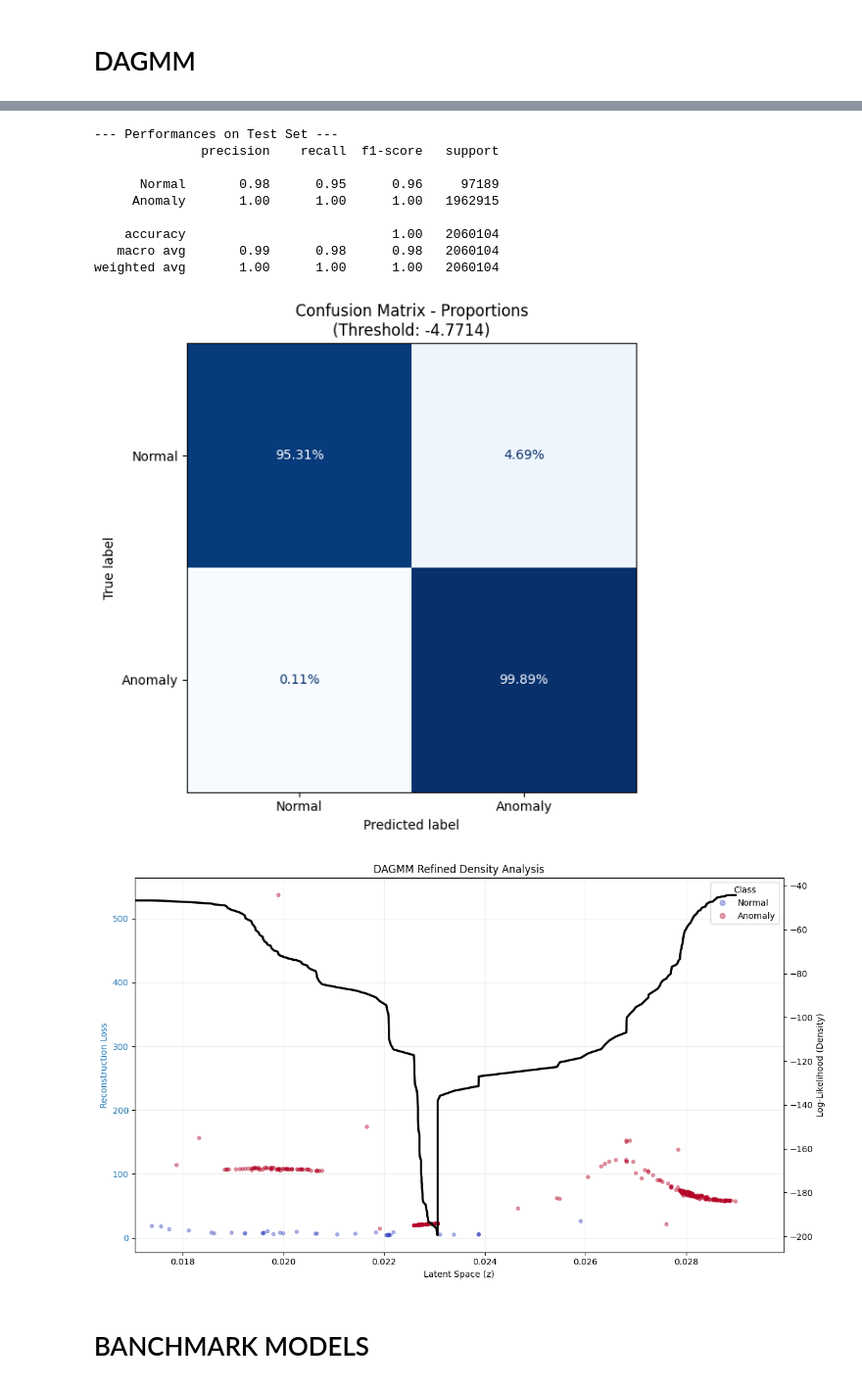
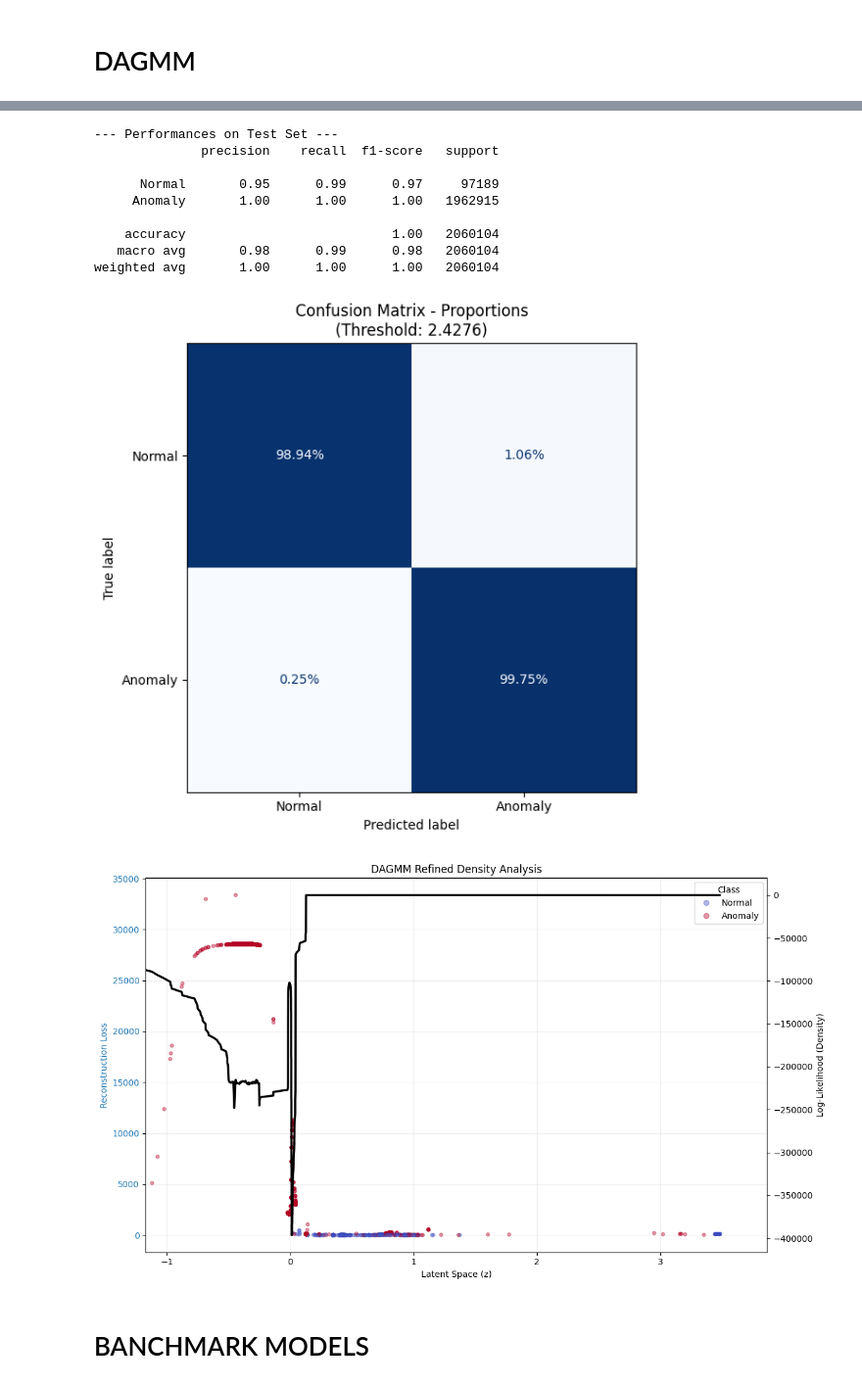
Before and after one commit to pietromihelj/Unsupervised_learning, a Jupyter notebook: exam/DAGMM.ipynb, the cells around one changed output, grey strips where cells are left out. Shown at 98% size. Saved outputs shown, nothing was run; the diff lists cells and outputs as text; code cells hidden in the pictures.

Commit message:
ultimo test con gmm ae

```diff
--- a/exam/DAGMM.ipynb
+++ b/exam/DAGMM.ipynb
@@ -361,6 +396,5 @@ X_train, X_val, X_test, y_val, y_test = split_dataset(X_all, y_all, to_torch=Tru
 # %%
-input_dim = X_train.shape[1]
-model = DAGMM(enc_dims=[[input_dim, 60], [60, 30], [30, 10], [10, 1]],
+model = DAGMM(enc_dims=[[input_dim, 120], [120,60], [60, 30], [30, 10], [10, 1]],
               estim_dims=[[1, 10], [10, 4]],
               types=['Linear', 'Linear'])
 # %%
@@ -387,7 +433,7 @@ plot_loss_history(history)
 # %%
 torch.save(model.state_dict(), "DAGMM_best.pth")
 # %%
-model.load_state_dict(torch.load("DAGMM_best_complete.pth"))
+model.load_state_dict(torch.load("DAGMM_best.pth"))
 model.eval()
 # %% [output]
 DAGMM(
@@ -417,16 +469,16 @@ Optimal th: -4.7714
 # %%
-evaluate_performance(model, X_test, y_test, optimal_thresh)
+evaluate_performance(model, X_test, y_test, optimal_thresh_F1)
 # %% [output]
 --- Performances on Test Set ---
               precision    recall  f1-score   support
 
-      Normal       0.98      0.95      0.96     97189
+      Normal       0.95      0.99      0.97     97189
      Anomaly       1.00      1.00      1.00   1962915
 
     accuracy                           1.00   2060104
-   macro avg       0.99      0.98      0.98   2060104
+   macro avg       0.98      0.99      0.98   2060104
 weighted avg       1.00      1.00      1.00   2060104
-[figure, old version]
+[figure, new version]
 # %%
 def plot_refined_dagmm_analysis(model, X_test, y_test):
     model.eval()
@@ -434,67 +486,53 @@ def plot_refined_dagmm_analysis(model, X_test, y_test):
 
     with torch.no_grad():
         X_tensor = X_test.to(device)
-        # CORREZIONE: L'ordine di ritorno del forward nel tuo modello è (x_rec, est_in, gamma)
         x_rec, z_combined, gamma = model(X_tensor)
 
-        # Calcolo errore di ricostruzione per ogni punto
         rec_loss = torch.sum((X_tensor - x_rec)**2, dim=1).cpu().numpy()
 
-        # Estraiamo la coordinata latente (z) effettiva, solitamente la prima colonna di est_in
-        # Nel tuo codice z_combined contiene [z_c, euclidean_dist, cosine_sim]
         z_latent = z_combined[:, 0].cpu().numpy()
 
-        # Calcolo Log-Likelihood reale punto per punto usando l'energia
         energy, _ = model.compute_energy(z_combined, flag=False)
         log_likelihood = -energy.cpu().numpy()
 
-    # Prepariamo le etichette per i colori
     y_true = ((y_test != 'normal.') & (y_test != 'normal')).astype(int)
 
-    # --- PLOT ---
     fig, ax1 = plt.subplots(figsize=(12, 7))
 
-    # 1. Scatter dei campioni (trasparenza media)
     scatter = ax1.scatter(z_latent, rec_loss, c=y_true, cmap='coolwarm',
                           alpha=0.4, s=15, label='Samples')
 
-    # Stringiamo l'asse X sui dati reali (percentili 0.5 e 99.5 per rimuovere outlier visivi)
     x_min, x_max = np.percentile(z_latent, [0.5, 99.5])
     padding = (x_max - x_min) * 0.1
     ax1.set_xlim(x_min - padding, x_max + padding)
 
     ax1.set_xlabel('Latent Space (z)')
     ax1.set_ylabel('Reconstruction Loss', color='tab:blue')
     ax1.tick_params(axis='y', labelcolor='tab:blue')
     ax1.grid(True, alpha=0.2)
 
-    # 2. Curva di Densità (Log-Likelihood) interpolata
     ax2 = ax1.twinx()
 
-    # Ordiniamo i dati rispetto a z per tracciare la curva
     sort_idx = np.argsort(z_latent)
     z_sorted = z_latent[sort_idx]
     ll_sorted = log_likelihood[sort_idx]
 
-    # Smoothing gaussiano: sigma=15 o 20 rende la curva molto fluida
     ll_smooth = gaussian_filter1d(ll_sorted, sigma=20)
 
     ax2.plot(z_sorted, ll_smooth, color='black', linewidth=2.5, label='Density Profile')
     ax2.set_ylabel('Log-Likelihood (Density)', color='black')
 
     plt.title('DAGMM Refined Density Analysis')
 
-    # Legenda
     handles, labels = scatter.legend_elements()
     ax1.legend(handles, ['Normal', 'Anomaly'], loc="upper right", title="Class")
 
     fig.tight_layout()
     plt.show()
 
-# Esempio di chiamata
-plot_refined_dagmm_analysis(model, X_test[:1000], y_test[:1000])
+plot_refined_dagmm_analysis(model, X_test[:10000], y_test[:10000])
 # %% [output]
-[figure, old version]
+[figure, new version]
 # %% [markdown]
 # BANCHMARK MODELS
 # %% [markdown]
```
Also changed, not shown: parts of 17 cells of this notebook, 4 other files.
